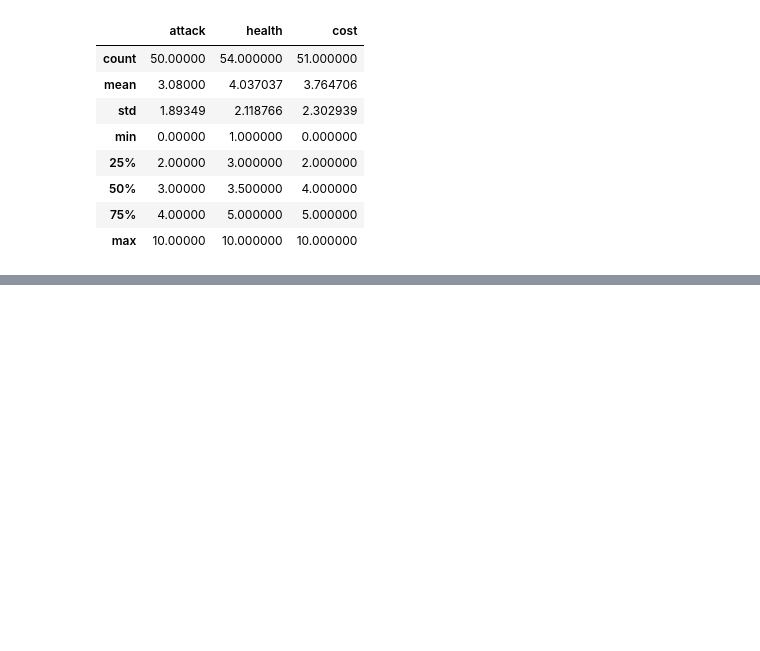
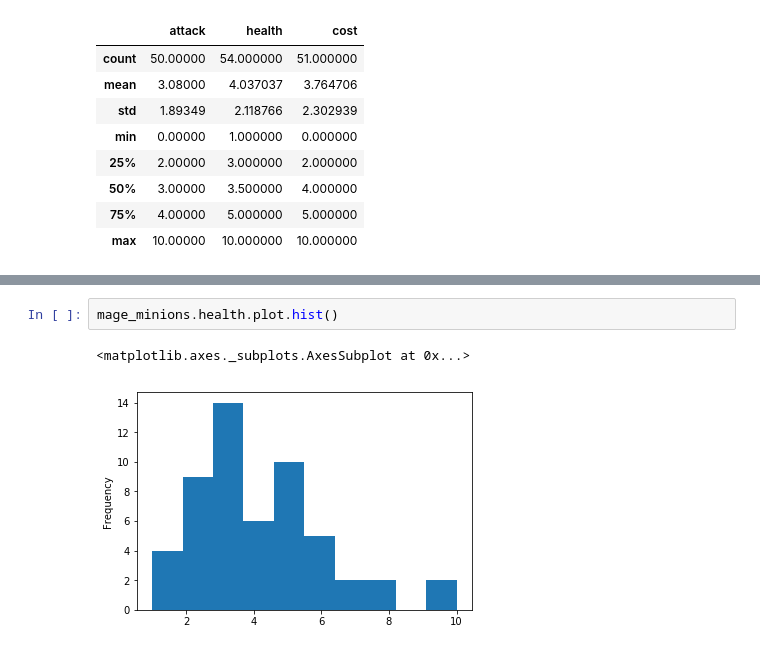
Before and after one commit to kunzimariano/Hearthstone, a Jupyter notebook: research.ipynb, the cells around one changed output, grey strips where cells are left out. Cells and saved outputs as stored; diff of their text form; blank space fills up the shorter version.

```diff
--- a/research.ipynb
+++ b/research.ipynb
@@ -77,0 +91,5 @@ mage_minions.describe()
+# %%
+mage_minions.health.plot.hist()
+# %% [output]
+<matplotlib.axes._subplots.AxesSubplot at 0x...>
+[figure, added]
```
Also changed, not shown: parts of 3 cells of this notebook, 1 other file.
